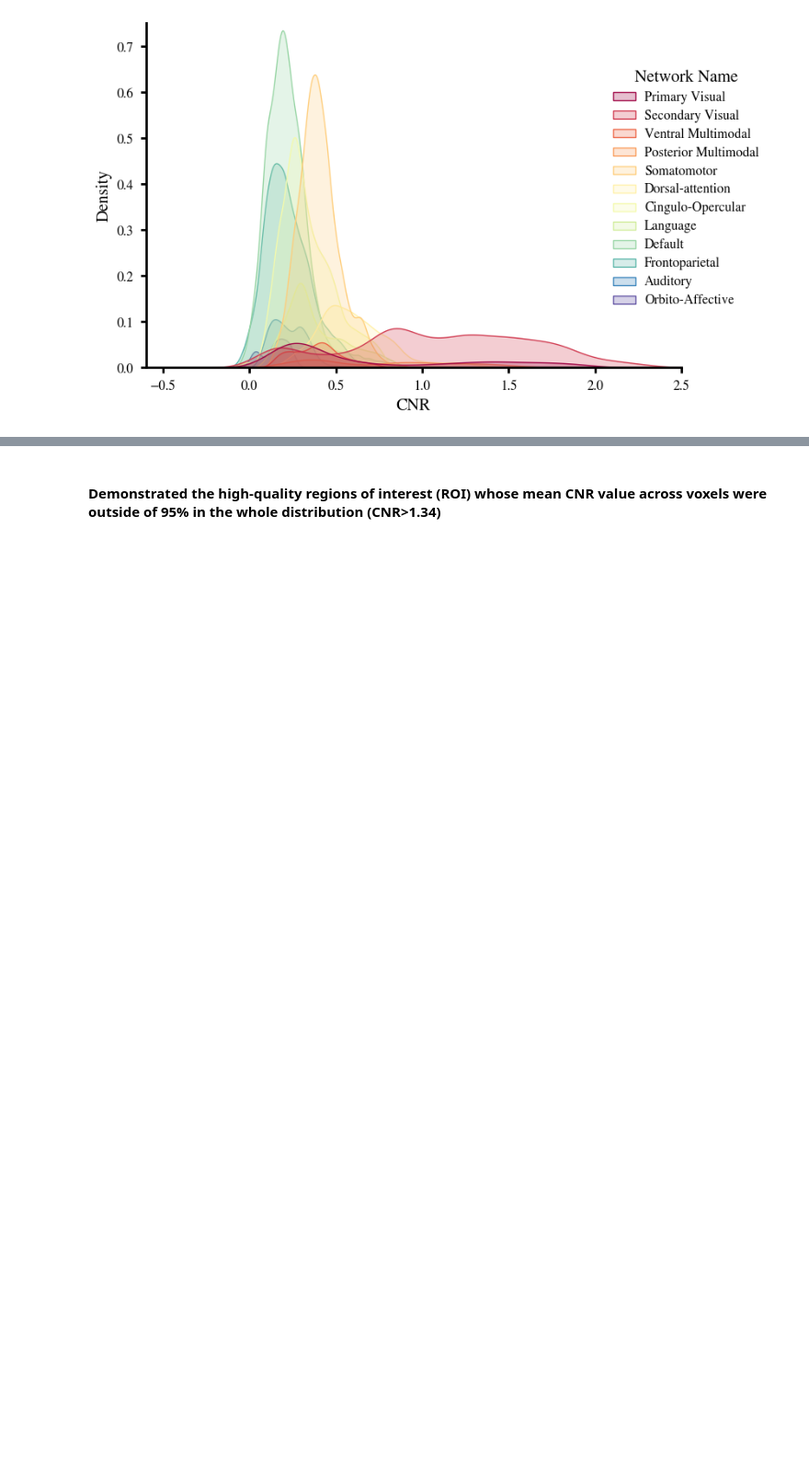
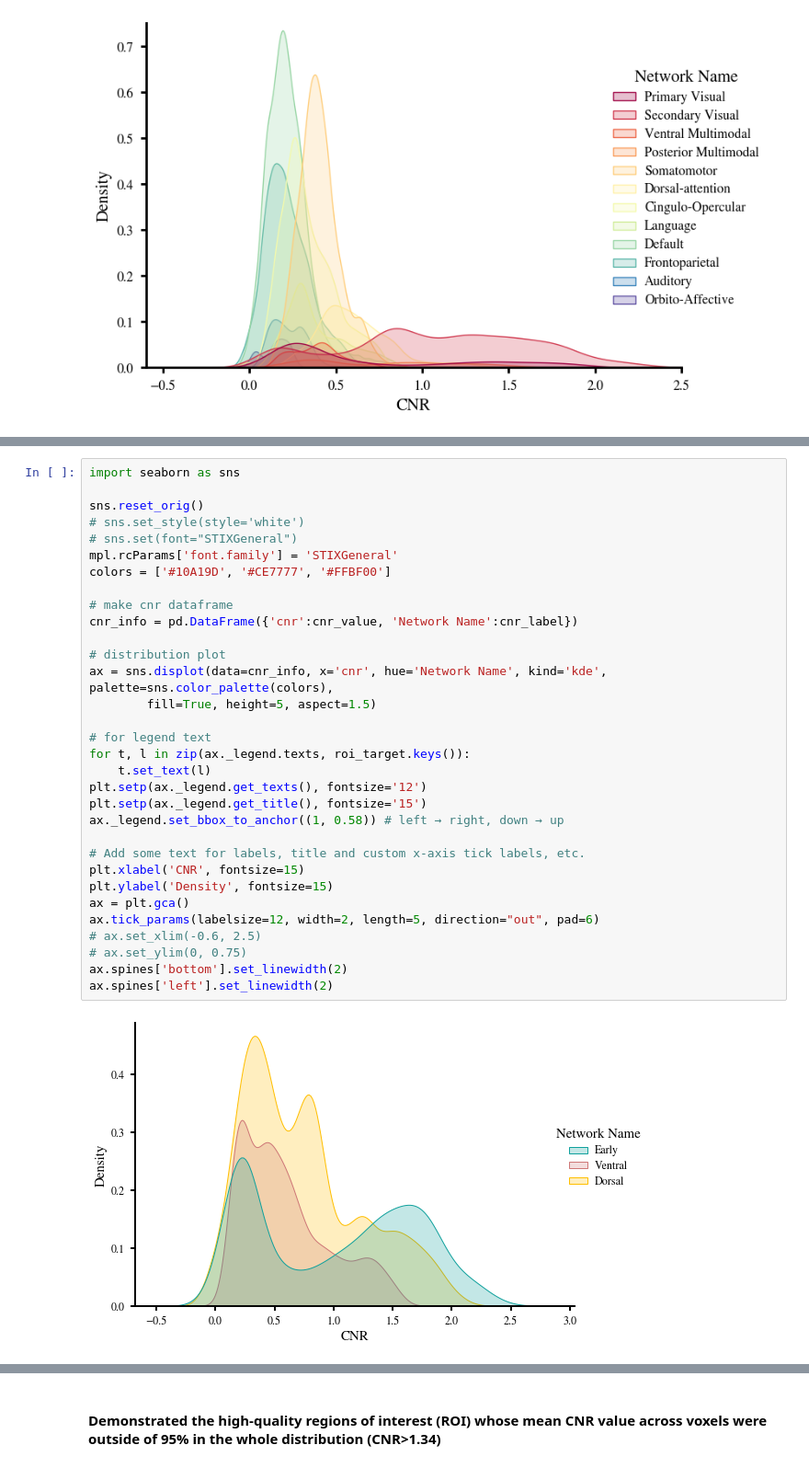
Before and after one commit to Blink621/HAD-fmri, a Jupyter notebook: analysis/quality_check.ipynb, the cells around one changed output, grey strips where cells are left out. Shown at 92% size. Drawn from its saved outputs; the diff is of its cells as text; blank space fills up the shorter version.

```diff
--- a/analysis/quality_check.ipynb
+++ b/analysis/quality_check.ipynb
@@ -729,0 +818,34 @@ ax.spines['left'].set_linewidth(2)
+# %%
+import seaborn as sns
+
+sns.reset_orig()
+# sns.set_style(style='white')
+# sns.set(font="STIXGeneral")
+mpl.rcParams['font.family'] = 'STIXGeneral'
+colors = ['#10A19D', '#CE7777', '#FFBF00']
+
+# make cnr dataframe
+cnr_info = pd.DataFrame({'cnr':cnr_value, 'Network Name':cnr_label})
+
+# distribution plot
+ax = sns.displot(data=cnr_info, x='cnr', hue='Network Name', kind='kde', palette=sns.color_palette(colors),
+        fill=True, height=5, aspect=1.5)
+
+# for legend text
+for t, l in zip(ax._legend.texts, roi_target.keys()):
+    t.set_text(l)
+plt.setp(ax._legend.get_texts(), fontsize='12')
+plt.setp(ax._legend.get_title(), fontsize='15')
+ax._legend.set_bbox_to_anchor((1, 0.58)) # left → right, down → up
+
+# Add some text for labels, title and custom x-axis tick labels, etc.
+plt.xlabel('CNR', fontsize=15)
+plt.ylabel('Density', fontsize=15)
+ax = plt.gca()
+ax.tick_params(labelsize=12, width=2, length=5, direction="out", pad=6)
+# ax.set_xlim(-0.6, 2.5)
+# ax.set_ylim(0, 0.75)
+ax.spines['bottom'].set_linewidth(2)
+ax.spines['left'].set_linewidth(2)
+# %% [output]
+[figure, added]
```
Also changed, not shown: parts of 13 cells of this notebook, 44 other files.
